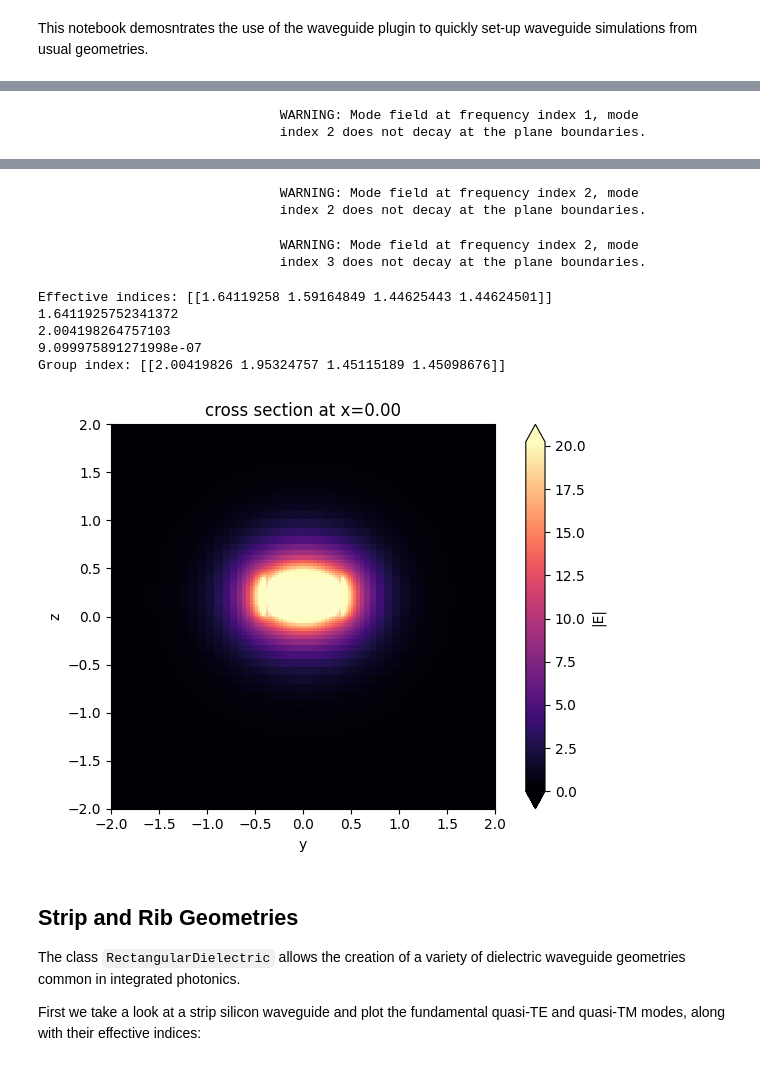
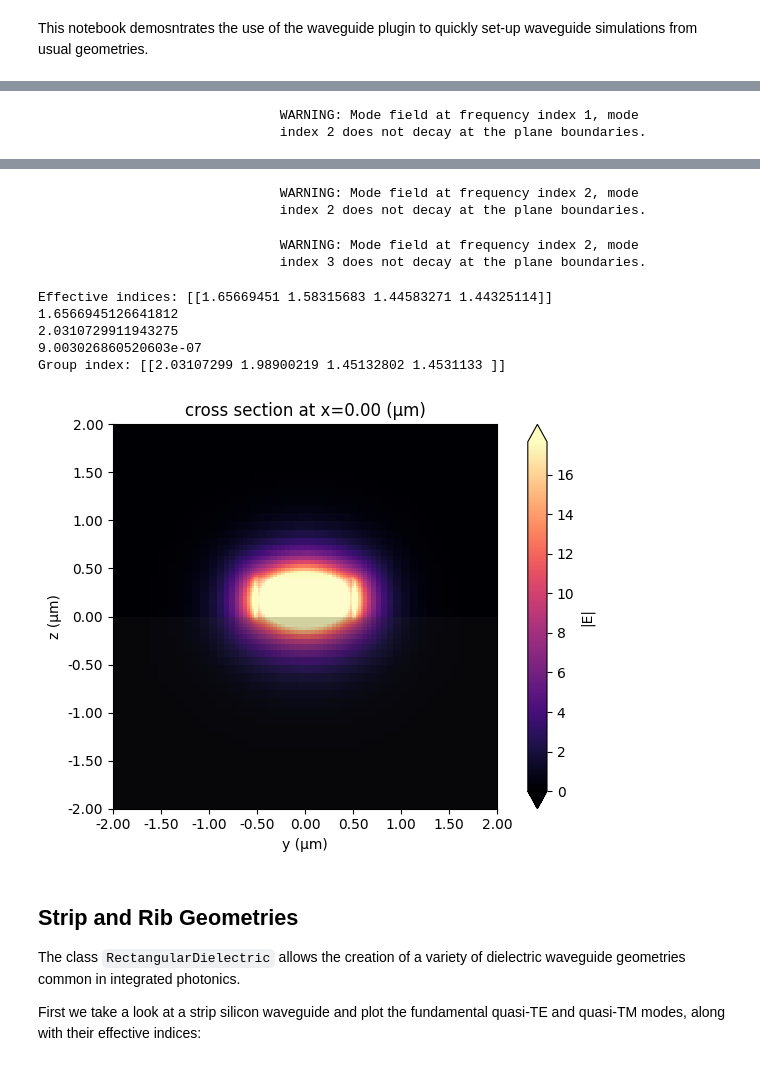
Before and after one commit to sp-sgundavarapu/tidy3d-notebooks, a Jupyter notebook: WaveguidePluginDemonstration.ipynb, the cells around one changed output, grey strips where cells are left out. Cells and saved outputs as stored; diff of their text form; code cells hidden in the pictures.

```diff
--- a/WaveguidePluginDemonstration.ipynb
+++ b/WaveguidePluginDemonstration.ipynb
@@ -33,11 +33,11 @@ tio2 = td.Medium(permittivity=(2.3)**2, name='TiO2')
 # thermal_sio2 = td.Medium(permittivity=(1.448759282)**2, name='Thermal SiO2')
 su8_clad = td.Medium(permittivity=(1.572)**2, name='SU-8 Cladding')
 epr242_clad = td.Medium(permittivity=(1.469732)**2, name='EPR 242 SOG Cladding')
-pbs_buffer_clad = td.Medium(permittivity=(1.34)**2, name='PBS Buffer Cladding')
+pbs_buffer_clad = td.Medium(permittivity=(1.335)**2, name='PBS Buffer Cladding')
 
 # Define the waveguide cross-section
 core_thickness = 0.4
-core_width = 0.8
+core_width = 1.0
 wl = 1.31
 clad_thickness = 5
 box_thickness = 5
@@ -48,7 +48,7 @@ strip = waveguide.RectangularDielectric(
     core_thickness=core_thickness,
     core_medium=si3n4,
     # clad_medium=su8_clad,
-    clad_medium=pecvd_sio2,
+    clad_medium=pbs_buffer_clad,
     clad_thickness=clad_thickness,
     box_medium=pecvd_sio2,
     box_thickness=box_thickness,
@@ -88,14 +88,14 @@ print(f"Group index: {strip.n_group.values}")
                                index 3 does not decay at the plane boundaries.
                                WARNING: Mode field at frequency index 2, mode
                                index 2 does not decay at the plane boundaries.
                                WARNING: Mode field at frequency index 2, mode
                                index 3 does not decay at the plane boundaries.
-Effective indices: [[1.64119258 1.59164849 1.44625443 1.44624501]]
-1.6411925752341372
-2.004198264757103
-9.099975891271998e-07
-Group index: [[2.00419826 1.95324757 1.45115189 1.45098676]]
+Effective indices: [[1.65669451 1.58315683 1.44583271 1.44325114]]
+1.6566945126641812
+2.0310729911943275
+9.003026860520603e-07
+Group index: [[2.03107299 1.98900219 1.45132802 1.4531133 ]]
-[figure, old version]
+[figure, new version]
 # %% [markdown]
 ## Strip and Rib Geometries
 
```
Also changed, not shown: parts of 1 cell of this notebook, 1 other file.
